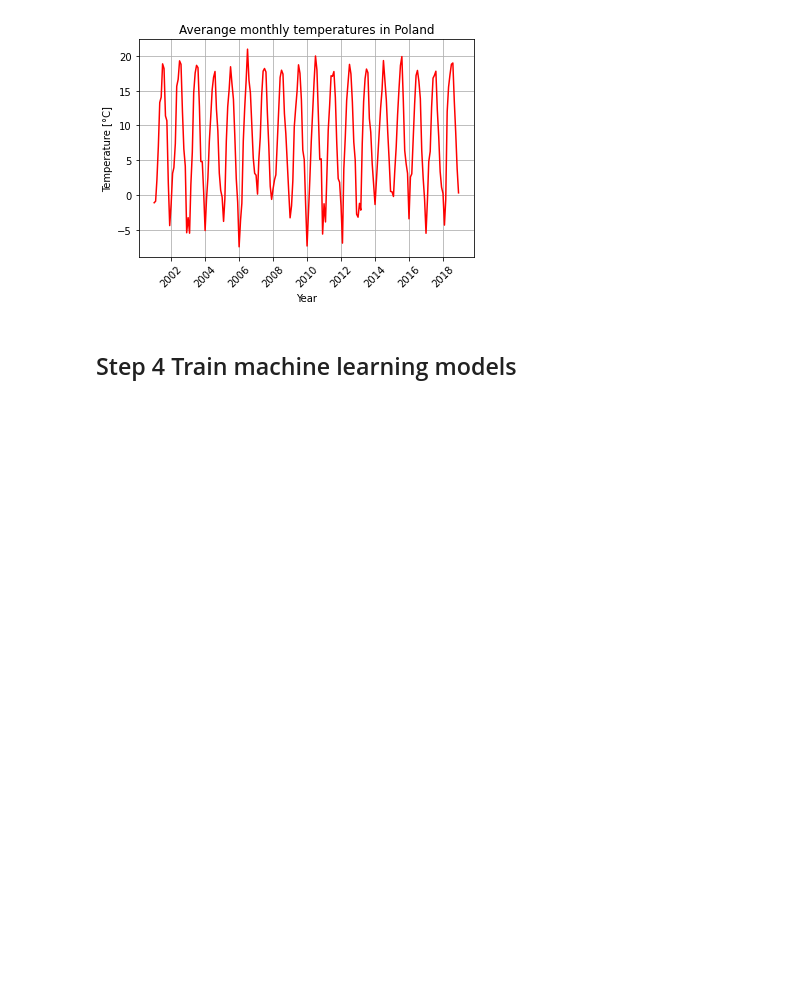
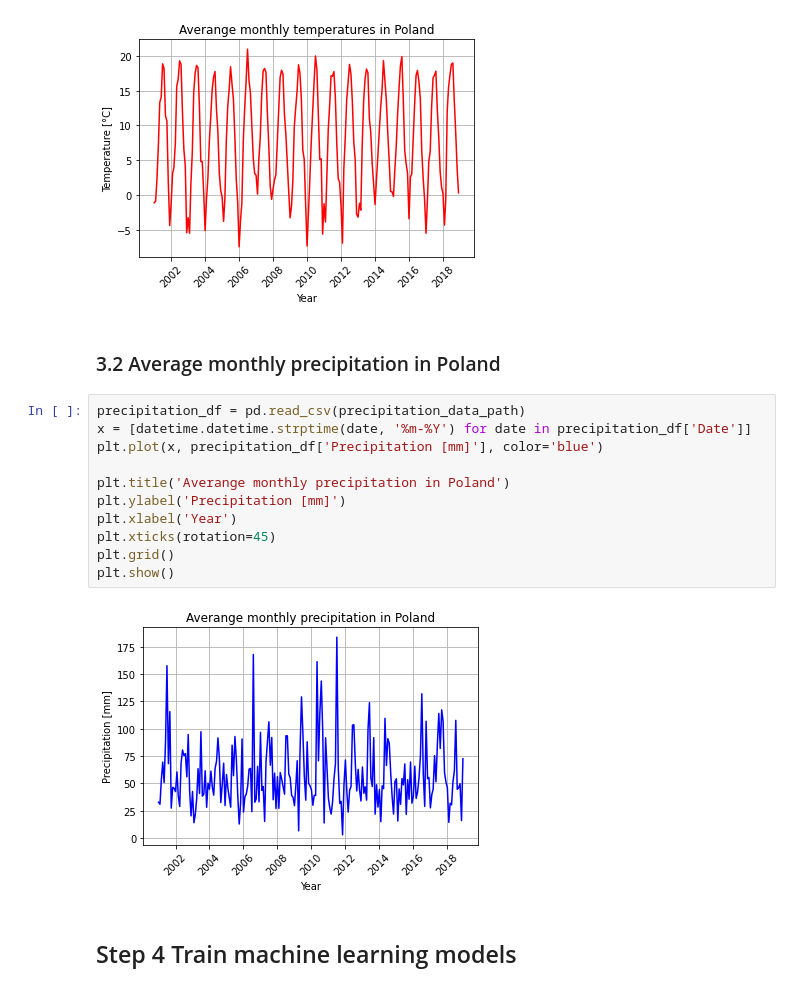
Before and after one commit to wkrzywiec/polish-crops, a Jupyter notebook: polish-crops.ipynb, the cells around one changed output. Saved outputs shown, nothing was run; the diff lists cells and outputs as text; blank space fills up the shorter version.

Commit message:
precipitation chart

```diff
--- a/polish-crops.ipynb
+++ b/polish-crops.ipynb
@@ -241,5 +241,20 @@ plt.grid()
 plt.show()
 # %% [output]
 [figure]
+# %% [markdown]
+### 3.2 Average monthly precipitation in Poland
+# %%
+precipitation_df = pd.read_csv(precipitation_data_path)
+x = [datetime.datetime.strptime(date, '%m-%Y') for date in precipitation_df['Date']]
+plt.plot(x, precipitation_df['Precipitation [mm]'], color='blue')
+
+plt.title('Averange monthly precipitation in Poland')
+plt.ylabel('Precipitation [mm]')
+plt.xlabel('Year')
+plt.xticks(rotation=45)
+plt.grid()
+plt.show()
+# %% [output]
+[figure, added]
 # %% [markdown]
 ## Step 4 Train machine learning models
```
Also changed, not shown: parts of 1 cell of this notebook.
